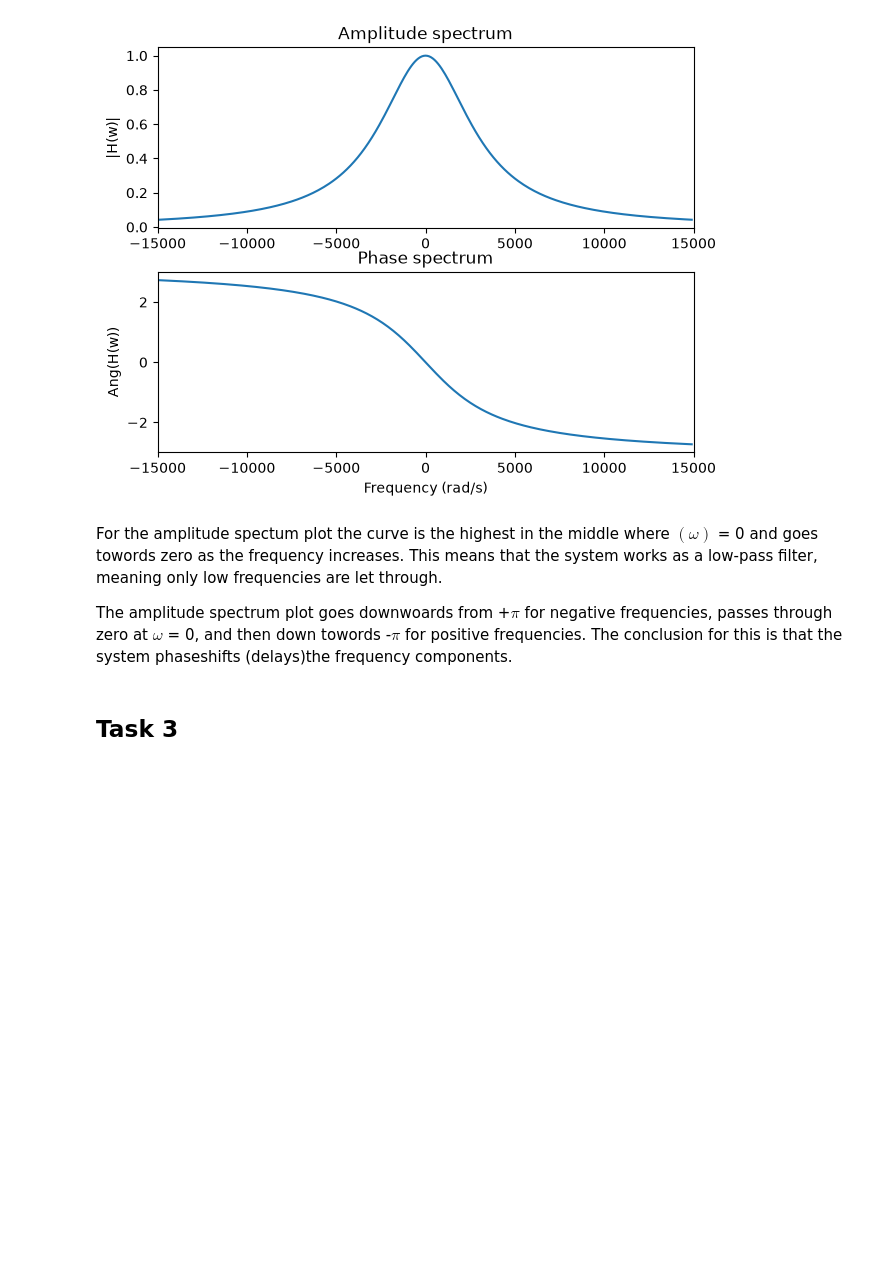
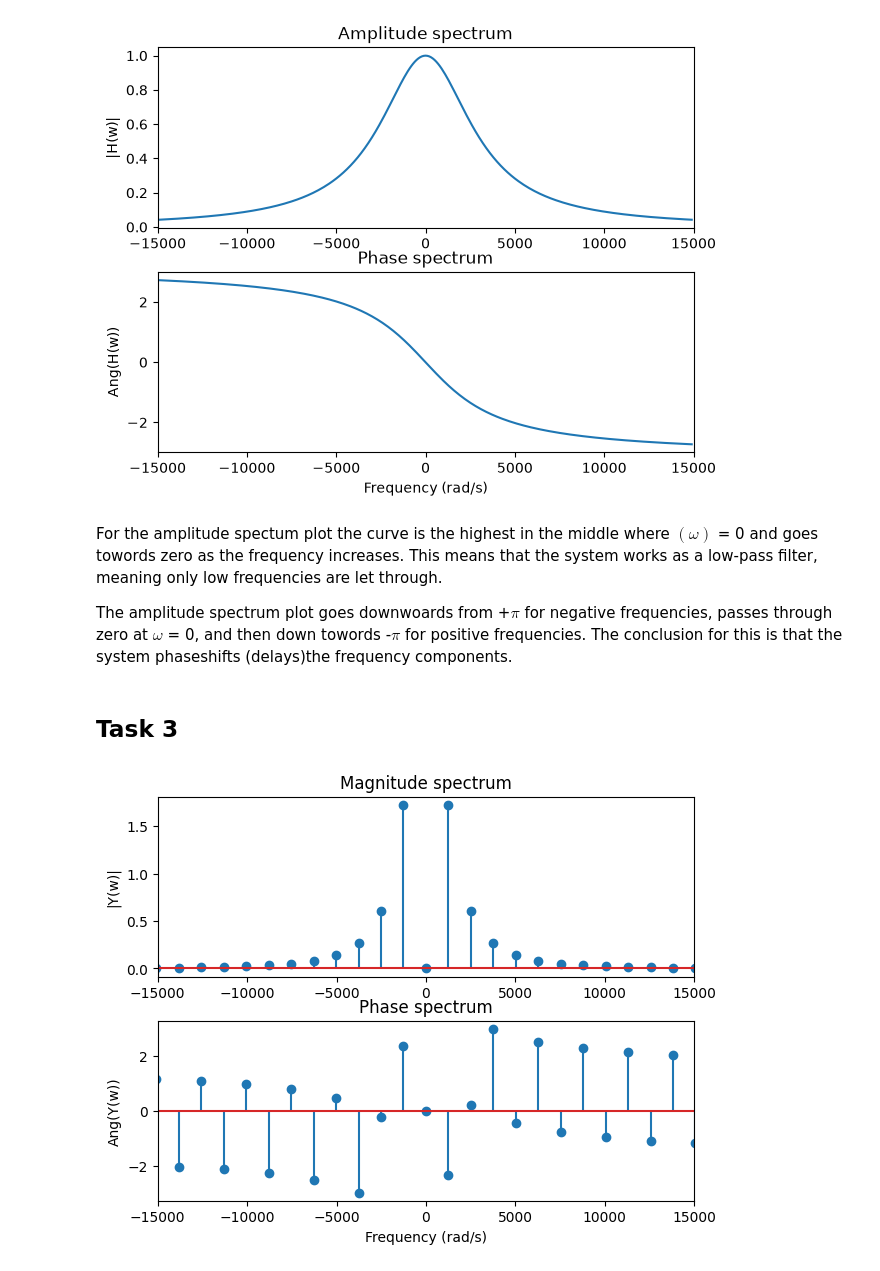
Before and after one commit to Mawi2342/LTI-system, a Jupyter notebook: Assignment2/assignment2.ipynb, the cells around one changed output. Drawn from its saved outputs; the diff is of its cells as text; code cells hidden in the pictures; blank space fills up the shorter version.

```diff
--- a/Assignment2/assignment2.ipynb
+++ b/Assignment2/assignment2.ipynb
@@ -160,3 +160,40 @@ For the amplitude spectum plot the curve is the highest in the middle where $(\o
 The amplitude spectrum plot goes downwoards from +$\pi$ for negative frequencies, passes through zero at $\omega$ = 0, and then down towords -$\pi$ for positive frequencies. The conclusion for this is that the system phaseshifts (delays)the frequency components.
 # %% [markdown]
 ## Task 3
+# %%
+import numpy as np
+import matplotlib.pyplot as plt
+
+# Input X(w) tranform
+M = 100
+n = np.arange( -M, M + 1, 1)
+w = (2*np.pi)/0.005
+
+wn = n * w
+Xn = 2 * np.pi * ((-1.0)**n) * 1j * (1 /(n * np.pi))
+Xn[n == 0] = 0
+
+# Frequency response H(w)
+
+alpha = 1000 * np.pi
+
+H = (alpha**2)/((alpha+1j*wn)**2)
+Yn = H*Xn
+
+fig, ax = plt.subplots(2, 1)
+# Plot magnitude spectrum
+ax[0].stem(wn, np.abs(Yn))
+ax[0].set_xlim([-15e3, 15e3])
+ax[0].set_title("Magnitude spectrum")
+ax[0].set_ylabel("|Y(w)|")
+plt.tight_layout()
+# Plot phase spectrum
+ax[1].stem(wn, np.angle(Yn))
+ax[1].set_xlim([-15e3, 15e3])
+ax[1].set_title("Phase spectrum")
+ax[1].set_ylabel("Ang(Y(w))")
+ax[1].set_xlabel("Frequency (rad/s)")
+
+plt.show()
+# %% [output]
+[figure, added]
```
Also changed, not shown: parts of 5 cells of this notebook.
